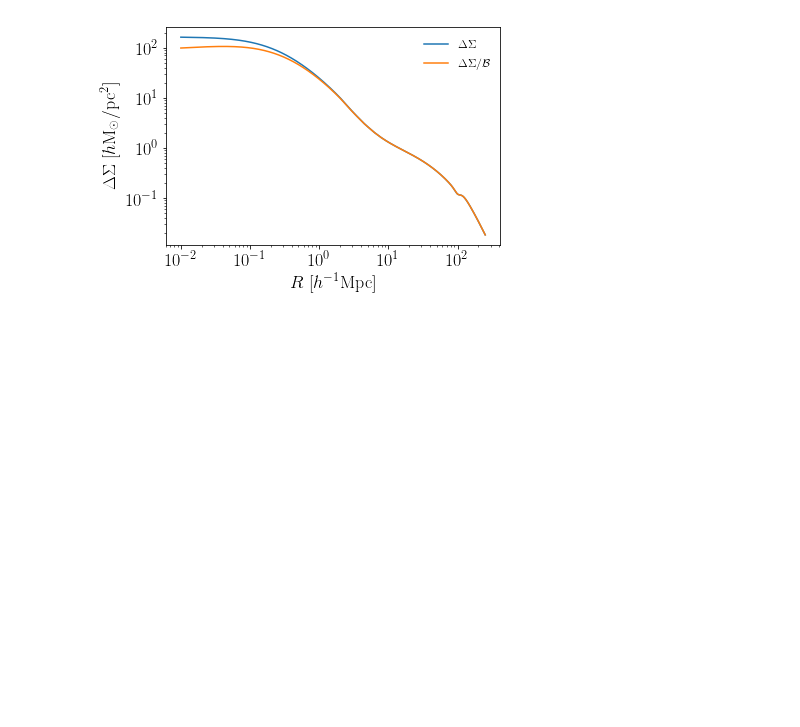
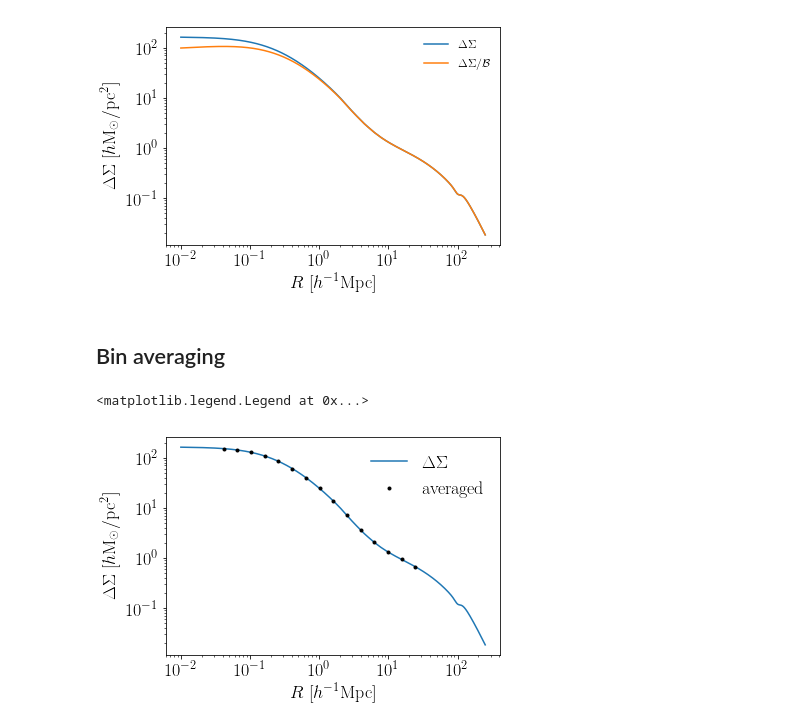
Before and after one commit to tmcclintock/cluster_toolkit, a Jupyter notebook: notebooks/Basic Usage.ipynb, the cells around one changed output. Drawn from its saved outputs; the diff is of its cells as text; code cells hidden in the pictures; blank space fills up the shorter version.

```diff
--- a/notebooks/Basic Usage.ipynb
+++ b/notebooks/Basic Usage.ipynb
@@ -171,3 +171,19 @@ plt.legend(loc=0, frameon=False, fontsize=12)
 # %% [output]
 <matplotlib.legend.Legend at 0x...>
 [figure]
+# %% [markdown]
+## Bin averaging
+# %%
+DeltaSigma = cluster_toolkit.deltasigma.DeltaSigma_at_R(Rp, Rp, Sigma, Mass, conc, Omega_m)
+Redges = np.logspace(np.log10(0.0323), np.log10(30.), num=15+1)
+midpoints = (Redges[:-1] + Redges[1:])/2
+average_DS = cluster_toolkit.averaging.average_profile_in_bins(Redges, Rp, DeltaSigma)
+# %%
+plt.loglog(Rp, DeltaSigma, ls="-", label=r"$\Delta\Sigma$")
+plt.loglog(midpoints, average_DS, marker='.', ls='', c='k', label="averaged")
+plt.xlabel(r"$R\ [h^{-1}{\rm Mpc}]$")
+plt.ylabel(r"$\Delta\Sigma\ [h{\rm M_\odot/pc^2}$]")
+plt.legend(frameon=False)
+# %% [output]
+<matplotlib.legend.Legend at 0x...>
+[figure, added]
```
